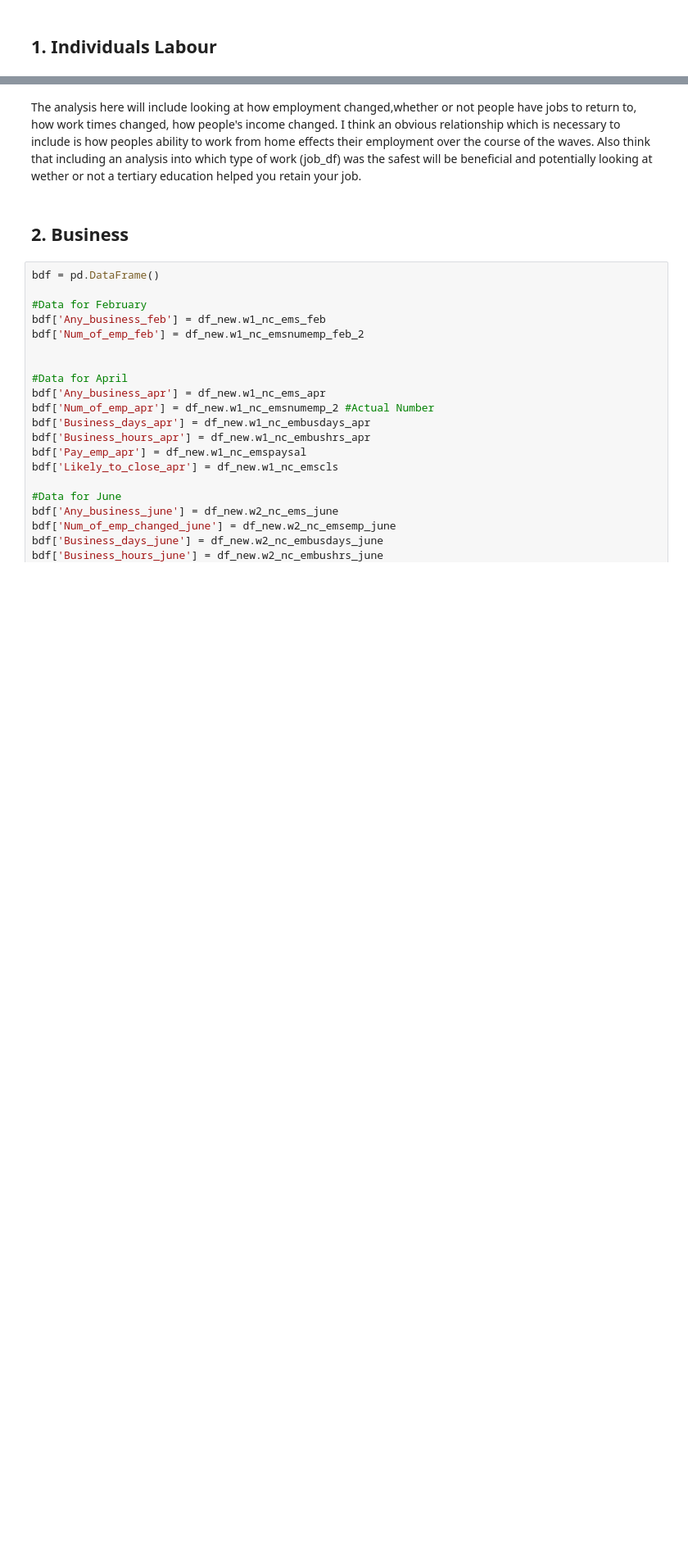
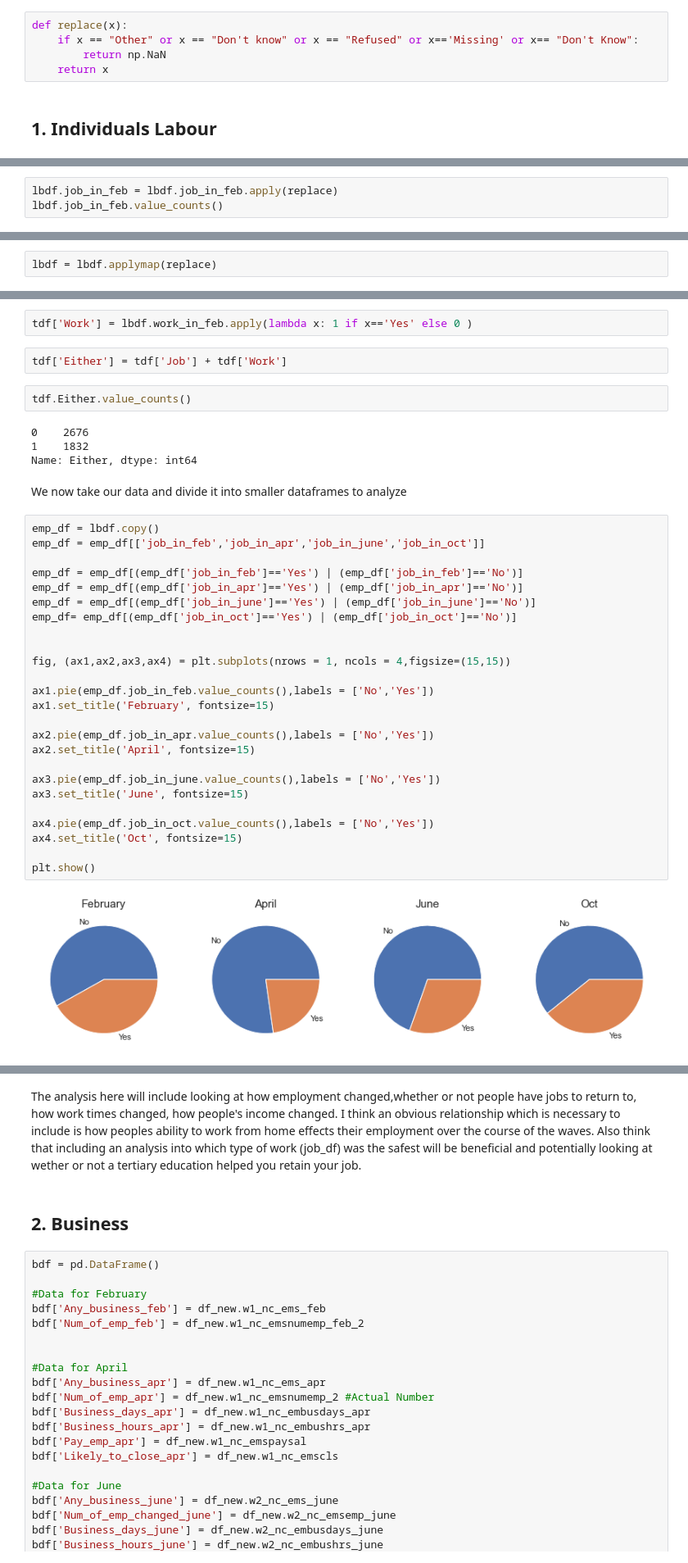
Before and after one commit to BrentonBudler/DAEProject2021, a Jupyter notebook: Brenton/BrentonMain/Main-brentonchanges.ipynb, the cells around one changed output, grey strips where cells are left out. Shown at 82% size. Drawn from its saved outputs; the diff is of its cells as text; blank space fills up the shorter version.

```diff
--- a/Brenton/BrentonMain/Main-brentonchanges.ipynb
+++ b/Brenton/BrentonMain/Main-brentonchanges.ipynb
@@ -217,5 +217,10 @@ Text(0, 0.5, 'Frequency')
 [figure]
 # %% [markdown]
 # Labour variables
+# %%
+def replace(x):
+    if x == "Other" or x == "Don't know" or x == "Refused" or x=='Missing' or x== "Don't Know":
+        return np.NaN
+    return x
 # %% [markdown]
 ## 1. Individuals Labour
@@ -289,0 +314,3 @@ memory usage: 106.0 KB
+# %%
+lbdf.job_in_feb = lbdf.job_in_feb.apply(replace)
+lbdf.job_in_feb.value_counts()
@@ -289,0 +322,2 @@ memory usage: 106.0 KB
+# %%
+lbdf = lbdf.applymap(replace)
@@ -289,0 +328,39 @@ memory usage: 106.0 KB
+# %%
+tdf['Work'] = lbdf.work_in_feb.apply(lambda x: 1 if x=='Yes' else 0 )
+# %%
+tdf['Either'] = tdf['Job'] + tdf['Work']
+# %%
+tdf.Either.value_counts()
+# %% [output]
+0    2676
+1    1832
+Name: Either, dtype: int64
+# %% [markdown]
+We now take our data and divide it into smaller dataframes to analyze
+# %%
+emp_df = lbdf.copy()
+emp_df = emp_df[['job_in_feb','job_in_apr','job_in_june','job_in_oct']]
+
+emp_df = emp_df[(emp_df['job_in_feb']=='Yes') | (emp_df['job_in_feb']=='No')]
+emp_df = emp_df[(emp_df['job_in_apr']=='Yes') | (emp_df['job_in_apr']=='No')]
+emp_df = emp_df[(emp_df['job_in_june']=='Yes') | (emp_df['job_in_june']=='No')]
+emp_df= emp_df[(emp_df['job_in_oct']=='Yes') | (emp_df['job_in_oct']=='No')]
+
+
+fig, (ax1,ax2,ax3,ax4) = plt.subplots(nrows = 1, ncols = 4,figsize=(15,15))
+
+ax1.pie(emp_df.job_in_feb.value_counts(),labels = ['No','Yes'])
+ax1.set_title('February', fontsize=15)
+
+ax2.pie(emp_df.job_in_apr.value_counts(),labels = ['No','Yes'])
+ax2.set_title('April', fontsize=15)
+
+ax3.pie(emp_df.job_in_june.value_counts(),labels = ['No','Yes'])
+ax3.set_title('June', fontsize=15)
+
+ax4.pie(emp_df.job_in_oct.value_counts(),labels = ['No','Yes'])
+ax4.set_title('Oct', fontsize=15)
+
+plt.show()
+# %% [output]
+[figure, added]
```
Also changed, not shown: parts of 14 cells of this notebook.
